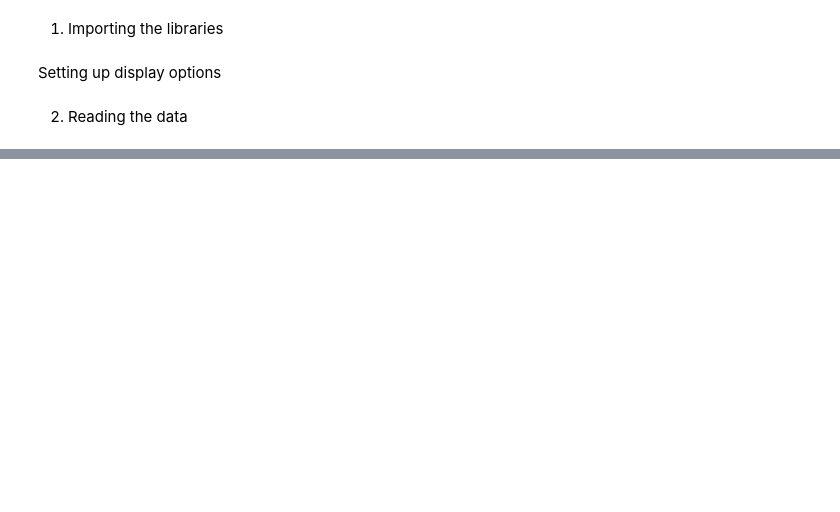
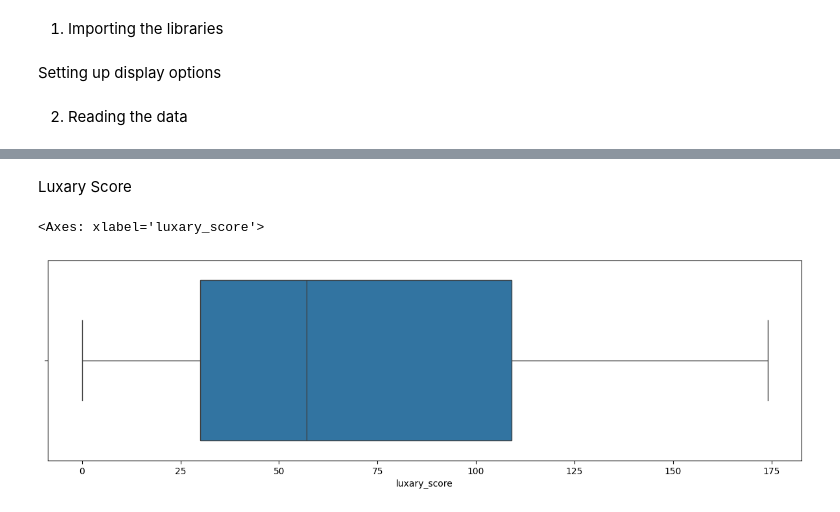
Before and after one commit to abhishek-saurav/real_estate_project, a Jupyter notebook: notebooks/feature_selection_engineering.ipynb, the cells around one changed output, grey strips where cells are left out. Cells and saved outputs as stored; diff of their text form; code cells hidden in the pictures; blank space fills up the shorter version.

```diff
--- a/notebooks/feature_selection_engineering.ipynb
+++ b/notebooks/feature_selection_engineering.ipynb
@@ -29,0 +61,8 @@ data.sample(3)
+# %% [markdown]
+Luxary Score
+# %%
+plt.figure(figsize= (15, 4))
+sns.boxplot(data['luxary_score'], orient= 'h')
+# %% [output]
+<Axes: xlabel='luxary_score'>
+[figure, added]
```
Also changed, not shown: parts of 51 cells of this notebook, 8 other files.
